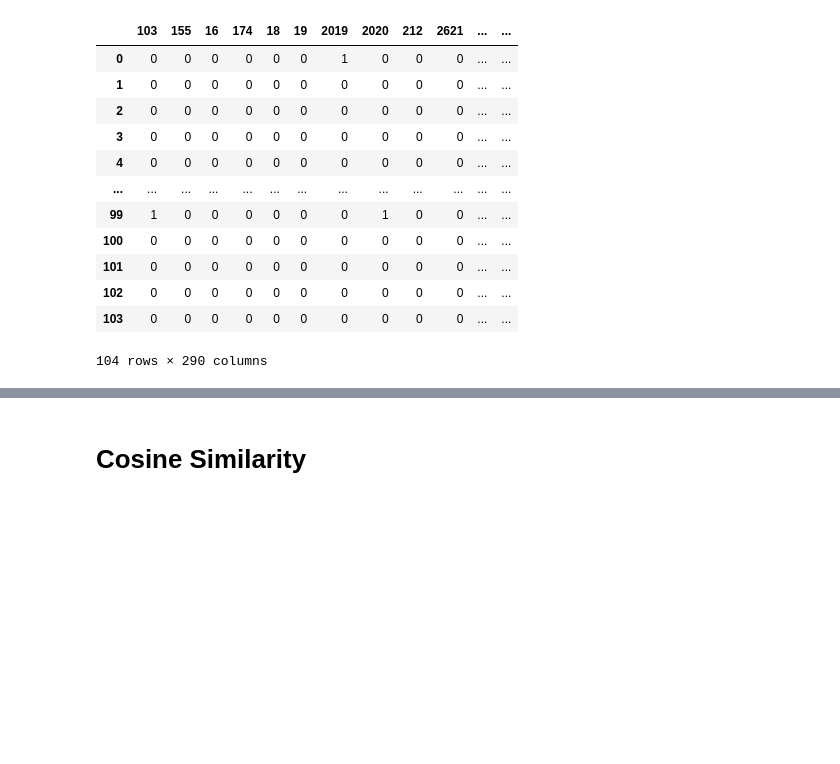
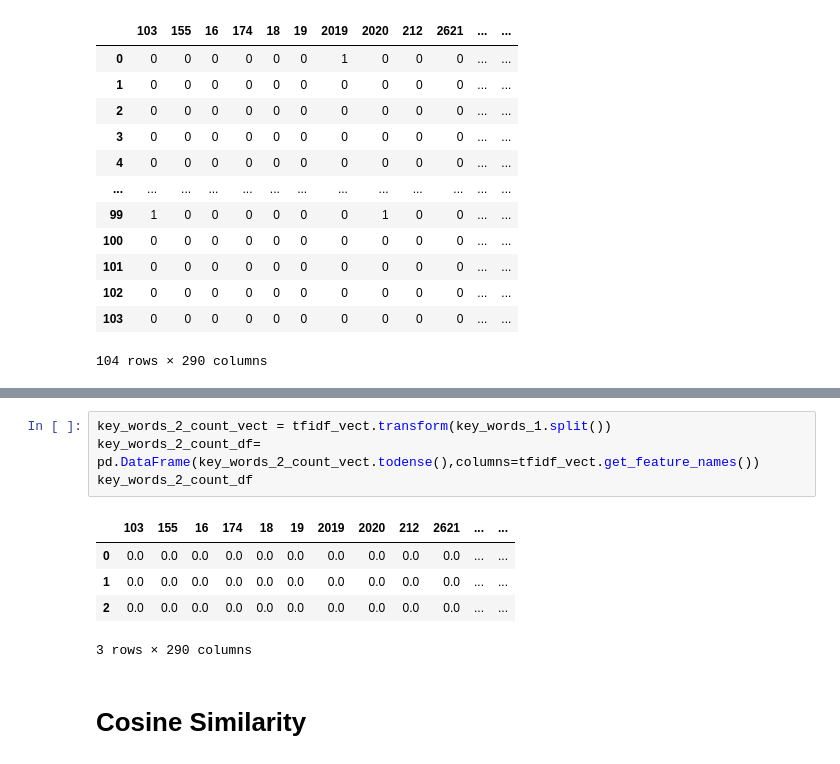
Before and after one commit to cholmess/Potential_Talents, a Jupyter notebook: notebooks/Potential Talents.ipynb, the cells around one changed output, grey strips where cells are left out. Cells and saved outputs as stored; diff of their text form; blank space fills up the shorter version.

```diff
--- a/notebooks/Potential Talents.ipynb
+++ b/notebooks/Potential Talents.ipynb
@@ -90,3 +111,13 @@ talents_count_df
+# %%
+key_words_2_count_vect = tfidf_vect.transform(key_words_1.split())
+key_words_2_count_df= pd.DataFrame(key_words_2_count_vect.todense(),columns=tfidf_vect.get_feature_names())
+key_words_2_count_df
+# %% [output]
+|  | 103 | 155 | 16 | 174 | 18 | 19 | 2019 | 2020 | 212 | 2621 | ... | ... |
+| 0 | 0.0 | 0.0 | 0.0 | 0.0 | 0.0 | 0.0 | 0.0 | 0.0 | 0.0 | 0.0 | ... | ... |
+| 1 | 0.0 | 0.0 | 0.0 | 0.0 | 0.0 | 0.0 | 0.0 | 0.0 | 0.0 | 0.0 | ... | ... |
+| 2 | 0.0 | 0.0 | 0.0 | 0.0 | 0.0 | 0.0 | 0.0 | 0.0 | 0.0 | 0.0 | ... | ... |
+3 rows × 290 columns
 # %% [markdown]
 # Cosine Similarity
 # %%
```
Also changed, not shown: parts of 13 cells of this notebook.
